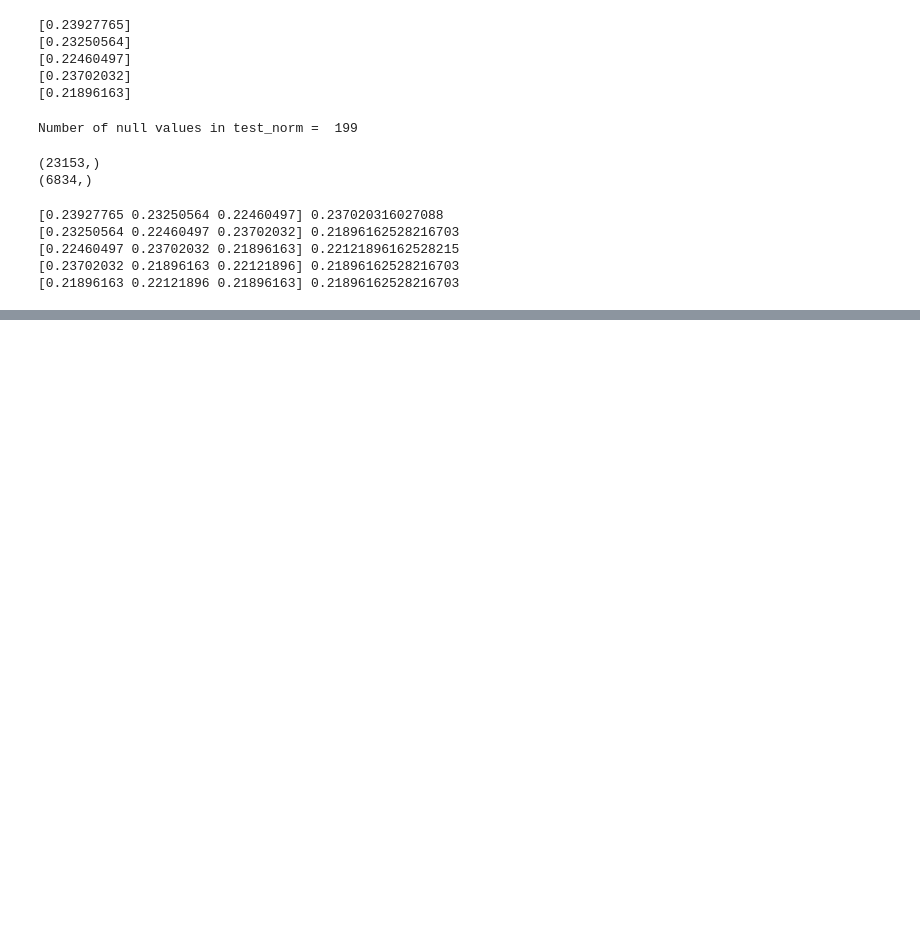
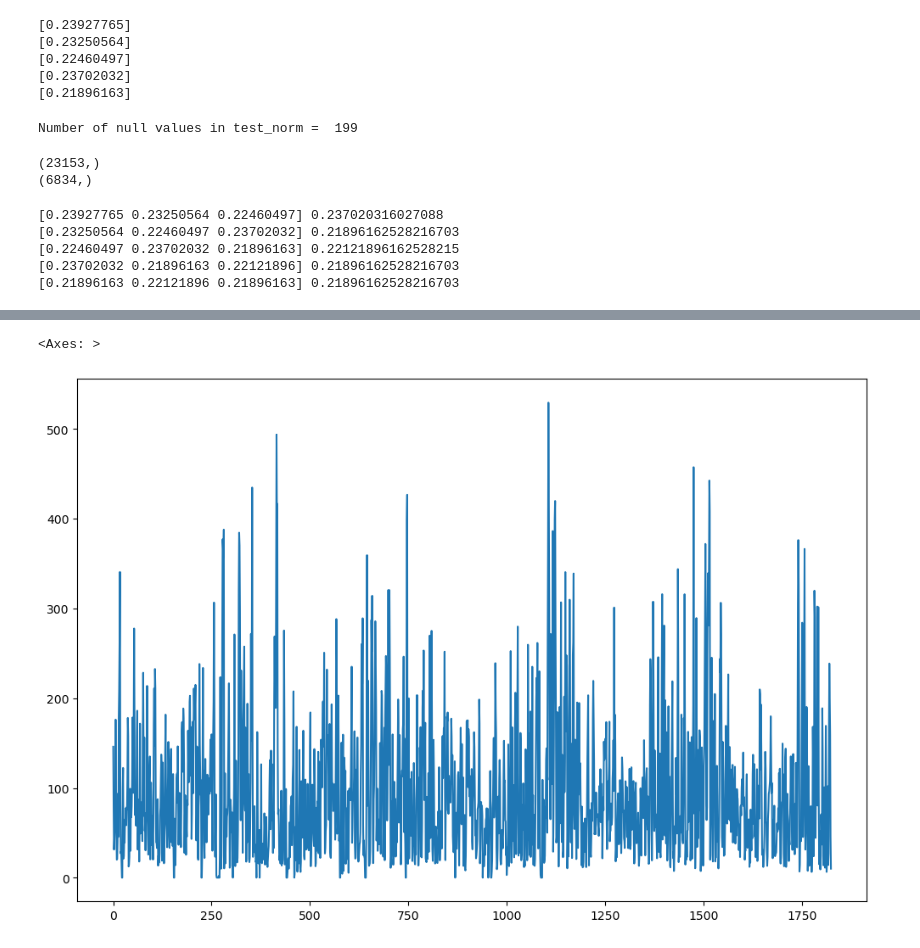
Before and after one commit to mohdzain98/Air_Pollution_Prediction, a Jupyter notebook: airpollution.ipynb, the cells around one changed output, grey strips where cells are left out. Cells and saved outputs as stored; diff of their text form; code cells hidden in the pictures; blank space fills up the shorter version.

```diff
--- a/airpollution.ipynb
+++ b/airpollution.ipynb
@@ -242,0 +266,4 @@ plt.plot(y_split_test)
+# %%
+df['date'] = pd.to_datetime(df['date'])
+df['date'] = df['date'].dt.strftime('%Y-%m-%d')
+df.set_index('date')
@@ -242,0 +285,5 @@ plt.plot(y_split_test)
+# %%
+df = df.drop(columns=['wnd_dir', 'wnd_spd', 'snow'])
+# %%
+ndf = df.groupby('date').mean().reset_index()
+ndf.head()
@@ -242,0 +301,3 @@ plt.plot(y_split_test)
+# %%
+ndf['date'] = pd.to_datetime(ndf['date'])
+ndf.set_index('date')
@@ -242,0 +319,5 @@ plt.plot(y_split_test)
+# %%
+ndf['pollution'].plot(figsize=(12,8))
+# %% [output]
+<Axes: >
+[figure, added]
```
Also changed, not shown: parts of 32 cells of this notebook.
